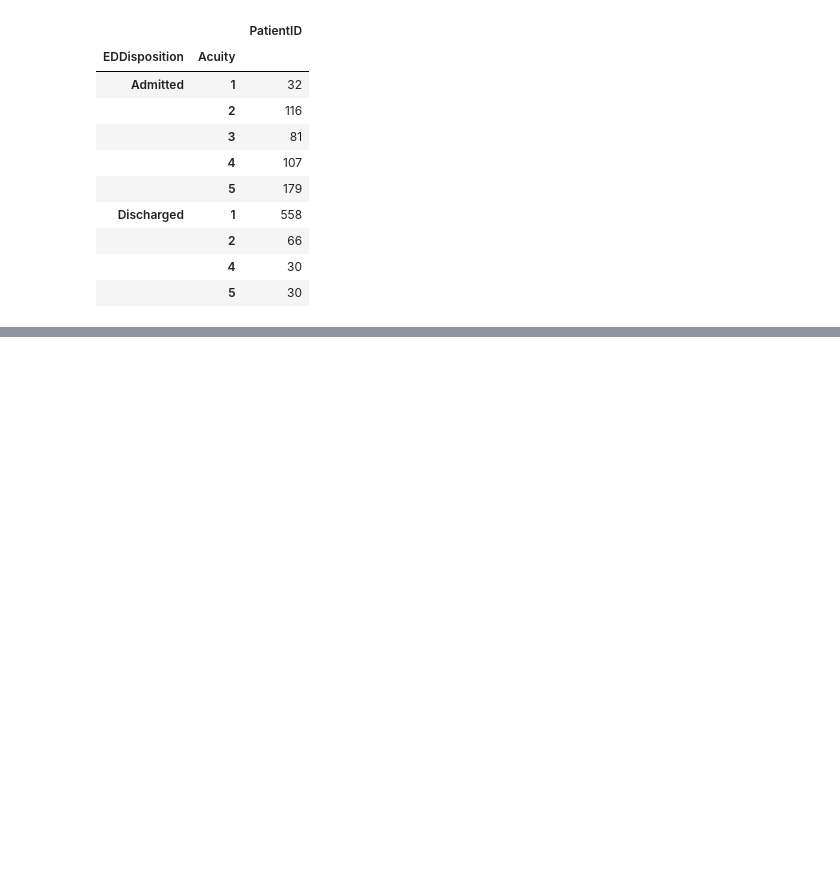
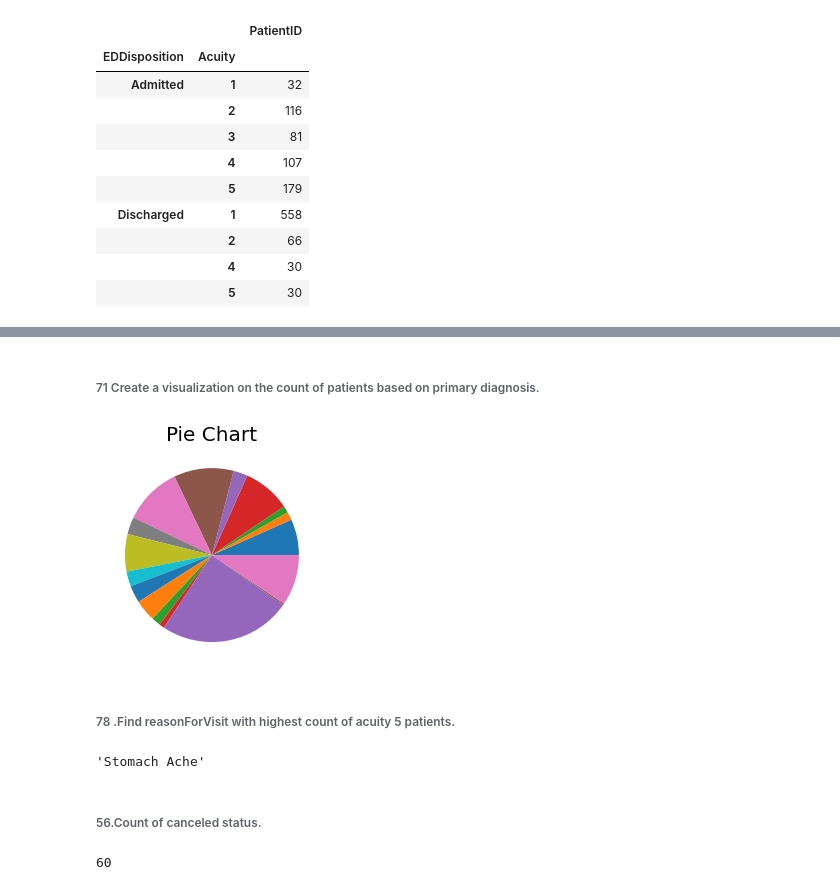
Before and after one commit to ArchanaDevaraju/python-warriors, a Jupyter notebook: Python_Warriors_satya.ipynb, the cells around one changed output, grey strips where cells are left out. Drawn from its saved outputs; the diff is of its cells as text; code cells hidden in the pictures; blank space fills up the shorter version.

```diff
--- a/Python_Warriors_satya.ipynb
+++ b/Python_Warriors_satya.ipynb
@@ -173,0 +222,27 @@ pd.DataFrame(data = df_temp)
+# %% [markdown]
+###### 71 Create a visualization on the count of patients based on primary diagnosis.
+# %%
+
+df5_pd=df5.groupby(['PrimaryDiagnosis']).count()['PatientID']
+df5_pd
+plt.pie(df5_pd)
+plt.title('Pie Chart',fontsize=20)
+plt.show()
+# %% [output]
+[figure, added]
+# %% [markdown]
+###### 78 .Find reasonForVisit with highest count of acuity 5 patients.
+# %%
+df_hcp=df3.loc[(df3['Acuity']== 5)]
+max_hcp = df3["ReasonForVisit"].max()
+max_hcp
+# %% [output]
+'Stomach Ache'
+# %% [markdown]
+###### 56.Count of canceled status.
+# %%
+
+df4_canceled=df4.loc[(df4['VisitStatus']=='Canceled')]
+df4_canceled['VisitStatus'].count()
+# %% [output]
+60
```
Also changed, not shown: parts of 27 cells of this notebook.
